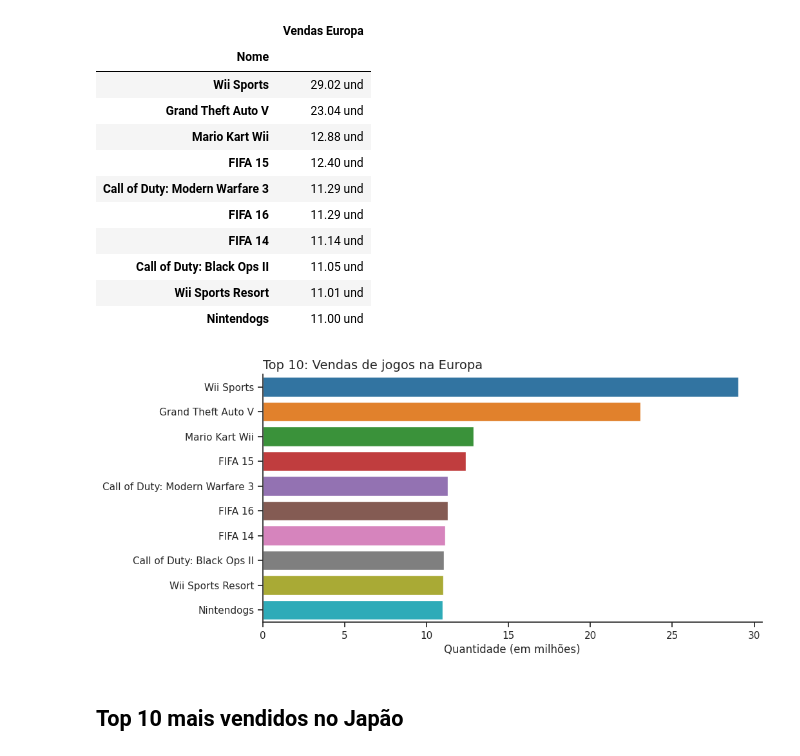
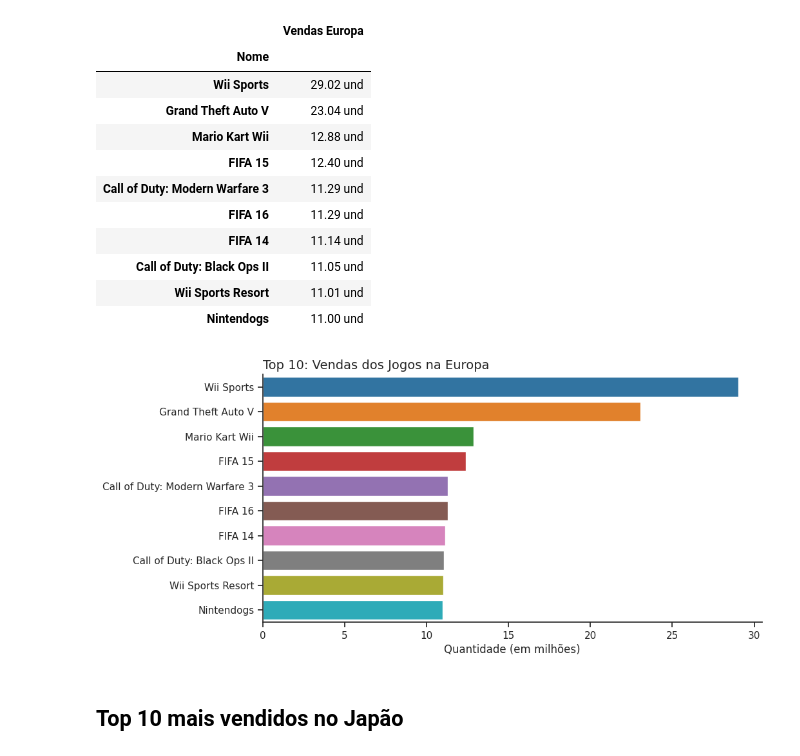
Before and after one commit to JoseNormando/Projeto_Analise_Vendas_Jogos, a Jupyter notebook: Análise_Vendas_Jogos.ipynb, the cells around one changed output. Drawn from its saved outputs; the diff is of its cells as text; code cells hidden in the pictures.

```diff
--- a/Análise_Vendas_Jogos.ipynb
+++ b/Análise_Vendas_Jogos.ipynb
@@ -68,7 +68,7 @@ import numpy as np
 import matplotlib.pyplot as plt
 import seaborn as sns
 # %%
-df = pd.read_csv('/content/vgsales.csv')
+df = pd.read_csv('/content/drive/MyDrive/Colab Notebooks/Projetos/Arquivos/vgsales.csv')
 df
 # %% [output]
 |  | Rank | Name | Platform | Year | Genre | Publisher | NA_Sales | EU_Sales | JP_Sales | Other_Sales | ... |
@@ -244,14 +244,15 @@ estilo_na.set_table_styles({
 | Wii Sports Resort | 15.75 und |
 | Call of Duty: Modern Warfare 3 | 15.58 und |
 # %%
-sns.set_theme(style = 'ticks')
+def plotar(data, y, x, titulo):
+  sns.set_theme(style = 'ticks')
 
-fig, ax = plt.subplots(figsize = (10, 5))
-ax = sns.barplot(data = top_10_na, y = top_10_na.index, x = 'Vendas América do Norte', orient = 'h', palette = 'tab10')
+  fig, ax = plt.subplots(figsize = (10, 5))
+  ax = sns.barplot(data = data, y = y, x = x, orient = 'h', palette = 'tab10')
 
-ax.set_title('Top 10: Vendas dos Jogos na América do Norte', loc = 'left', fontsize = 14)
-ax.set_xlabel('Quantidade (em milhões)')
-ax.set_ylabel('')
-sns.despine()
+  ax.set_title(titulo, loc = 'left', fontsize = 14)
+  ax.set_xlabel('Quantidade (em milhões)')
+  ax.set_ylabel('')
+  sns.despine()
 
-plt.show()
+  plt.show()
@@ -344,20 +347,10 @@ estilo_eu.set_table_styles({
 | Call of Duty: Black Ops II | 11.05 und |
 | Wii Sports Resort | 11.01 und |
 | Nintendogs | 11.00 und |
-# %%
-sns.set_theme(style = 'ticks')
-
-fig, ax = plt.subplots(figsize = (10, 5))
-ax = sns.barplot(data = top_10_eu, x = 'Vendas Europa', y = top_10_eu.index, orient = 'h', palette = 'tab10')
-
-ax.set_title('Top 10: Vendas de jogos na Europa', loc = 'left', fontsize = 14)
-ax.set_xlabel('Quantidade (em milhões)')
-ax.set_ylabel('')
-
-sns.despine()
-plt.show()
-# %% [output]
-[figure, removed]
+# %%
+plotar(top_10_eu, top_10_eu.index, 'Vendas Europa', 'Top 10: Vendas dos Jogos na Europa')
+# %% [output]
+[figure, added]
 # %% [markdown]
 ## **Top 10 mais vendidos no Japão**
 # %%
```
Also changed, not shown: parts of 6 cells of this notebook.
